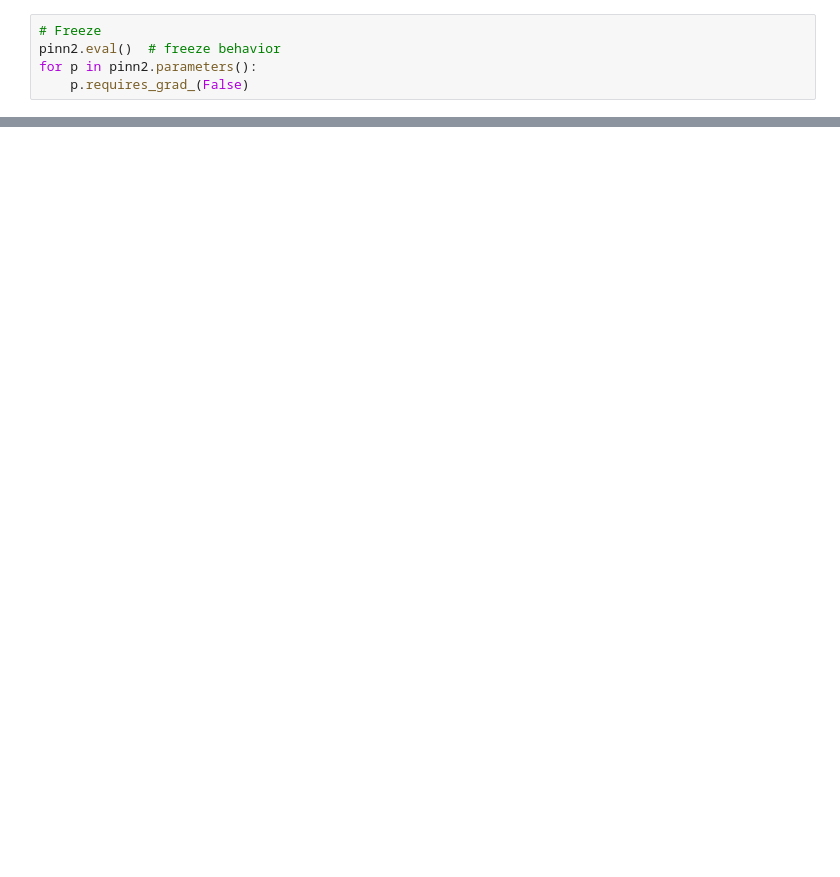
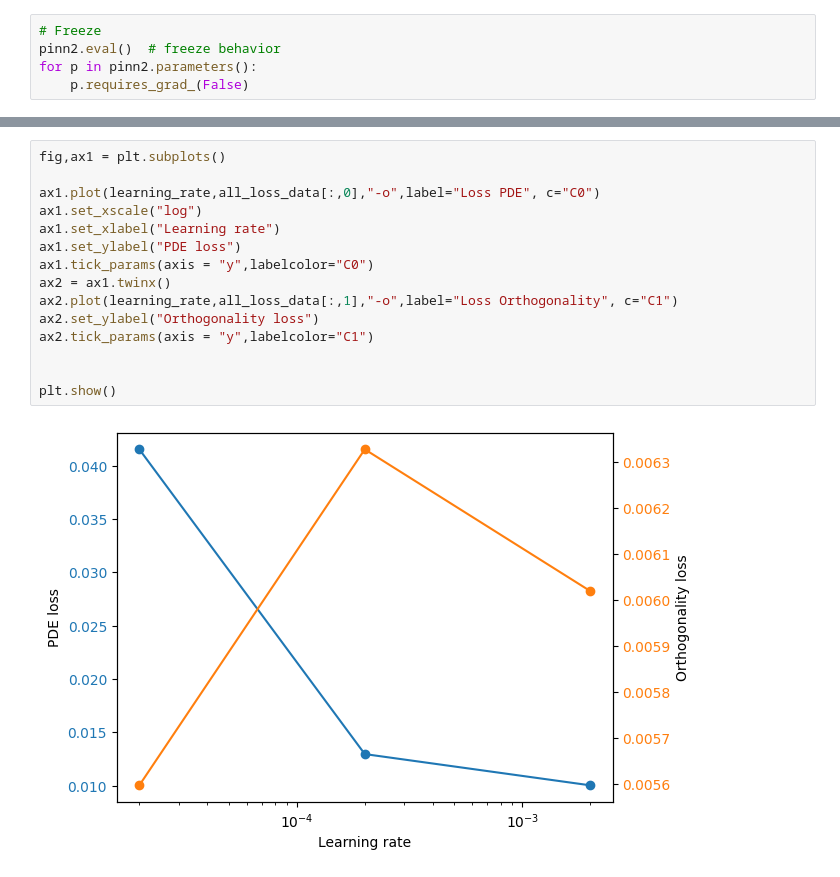
Before and after one commit to fredeco-gh/FYS-STK3155_Project3, a Jupyter notebook: src/HO.ipynb, the cells around one changed output, grey strips where cells are left out. Saved outputs shown, nothing was run; the diff lists cells and outputs as text; blank space fills up the shorter version.

```diff
--- a/src/HO.ipynb
+++ b/src/HO.ipynb
@@ -146,0 +264,17 @@ Predicted Energy: 3.547194, Exact Energy: 3.500000, Relative Error: 1.348400%
+# %%
+fig,ax1 = plt.subplots()
+
+ax1.plot(learning_rate,all_loss_data[:,0],"-o",label="Loss PDE", c="C0")
+ax1.set_xscale("log")
+ax1.set_xlabel("Learning rate")
+ax1.set_ylabel("PDE loss")
+ax1.tick_params(axis = "y",labelcolor="C0")
+ax2 = ax1.twinx()
+ax2.plot(learning_rate,all_loss_data[:,1],"-o",label="Loss Orthogonality", c="C1")
+ax2.set_ylabel("Orthogonality loss")
+ax2.tick_params(axis = "y",labelcolor="C1")
+
+
+plt.show()
+# %% [output]
+[figure, added]
```
Also changed, not shown: parts of 11 cells of this notebook, 2 other files.
